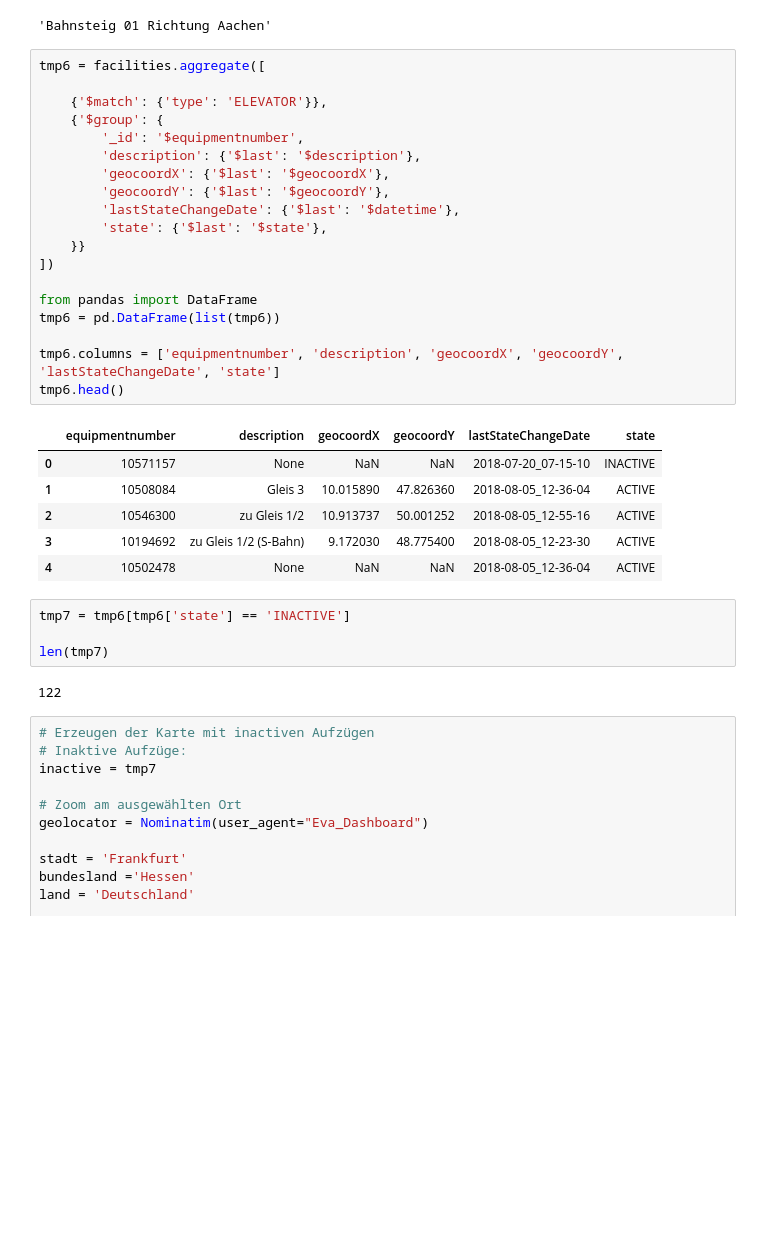
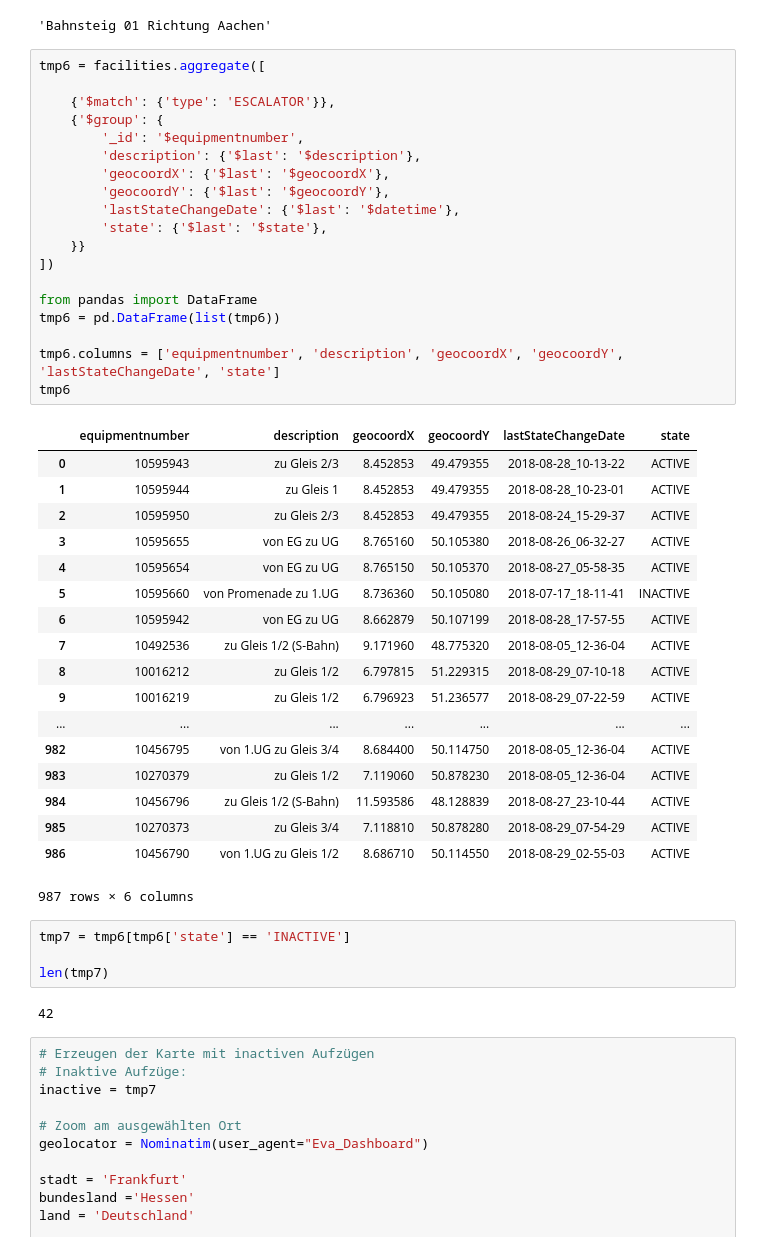
Before and after one commit to JoshPrim/EVA-Projekt, a Jupyter notebook: Testberechnungen.ipynb, the cells around one changed output. Saved outputs shown, nothing was run; the diff lists cells and outputs as text; blank space fills up the shorter version.

```diff
--- a/Testberechnungen.ipynb
+++ b/Testberechnungen.ipynb
@@ -471,35 +471,47 @@ fg[0]
 # %%
 tmp6 = facilities.aggregate([
 
-    {'$match': {'type': 'ELEVATOR'}},
+    {'$match': {'type': 'ESCALATOR'}},
     {'$group': {
         '_id': '$equipmentnumber',
         'description': {'$last': '$description'},
         'geocoordX': {'$last': '$geocoordX'},
         'geocoordY': {'$last': '$geocoordY'},
         'lastStateChangeDate': {'$last': '$datetime'},
         'state': {'$last': '$state'},
     }}
 ])
 
 from pandas import DataFrame
 tmp6 = pd.DataFrame(list(tmp6))
 
 tmp6.columns = ['equipmentnumber', 'description', 'geocoordX', 'geocoordY', 'lastStateChangeDate', 'state']
-tmp6.head()
+tmp6
 # %% [output]
 |  | equipmentnumber | description | geocoordX | geocoordY | lastStateChangeDate | state |
-| 0 | 10571157 | None | NaN | NaN | 2018-07-20_07-15-10 | INACTIVE |
-| 1 | 10508084 | Gleis 3 | 10.015890 | 47.826360 | 2018-08-05_12-36-04 | ACTIVE |
-| 2 | 10546300 | zu Gleis 1/2 | 10.913737 | 50.001252 | 2018-08-05_12-55-16 | ACTIVE |
-| 3 | 10194692 | zu Gleis 1/2 (S-Bahn) | 9.172030 | 48.775400 | 2018-08-05_12-23-30 | ACTIVE |
-| 4 | 10502478 | None | NaN | NaN | 2018-08-05_12-36-04 | ACTIVE |
+| 0 | 10595943 | zu Gleis 2/3 | 8.452853 | 49.479355 | 2018-08-28_10-13-22 | ACTIVE |
+| 1 | 10595944 | zu Gleis 1 | 8.452853 | 49.479355 | 2018-08-28_10-23-01 | ACTIVE |
+| 2 | 10595950 | zu Gleis 2/3 | 8.452853 | 49.479355 | 2018-08-24_15-29-37 | ACTIVE |
+| 3 | 10595655 | von EG zu UG | 8.765160 | 50.105380 | 2018-08-26_06-32-27 | ACTIVE |
+| 4 | 10595654 | von EG zu UG | 8.765150 | 50.105370 | 2018-08-27_05-58-35 | ACTIVE |
+| 5 | 10595660 | von Promenade zu 1.UG | 8.736360 | 50.105080 | 2018-07-17_18-11-41 | INACTIVE |
+| 6 | 10595942 | von EG zu UG | 8.662879 | 50.107199 | 2018-08-28_17-57-55 | ACTIVE |
+| 7 | 10492536 | zu Gleis 1/2 (S-Bahn) | 9.171960 | 48.775320 | 2018-08-05_12-36-04 | ACTIVE |
+| 8 | 10016212 | zu Gleis 1/2 | 6.797815 | 51.229315 | 2018-08-29_07-10-18 | ACTIVE |
+| 9 | 10016219 | zu Gleis 1/2 | 6.796923 | 51.236577 | 2018-08-29_07-22-59 | ACTIVE |
+| ... | ... | ... | ... | ... | ... | ... |
+| 982 | 10456795 | von 1.UG zu Gleis 3/4 | 8.684400 | 50.114750 | 2018-08-05_12-36-04 | ACTIVE |
+| 983 | 10270379 | zu Gleis 1/2 | 7.119060 | 50.878230 | 2018-08-05_12-36-04 | ACTIVE |
+| 984 | 10456796 | zu Gleis 1/2 (S-Bahn) | 11.593586 | 48.128839 | 2018-08-27_23-10-44 | ACTIVE |
+| 985 | 10270373 | zu Gleis 3/4 | 7.118810 | 50.878280 | 2018-08-29_07-54-29 | ACTIVE |
+| 986 | 10456790 | von 1.UG zu Gleis 1/2 | 8.686710 | 50.114550 | 2018-08-29_02-55-03 | ACTIVE |
+987 rows × 6 columns
 # %%
 tmp7 = tmp6[tmp6['state'] == 'INACTIVE']
 
 len(tmp7)
 # %% [output]
-122
+42
 # %%
 # Erzeugen der Karte mit inactiven Aufzügen
 # Inaktive Aufzüge:
```
Also changed, not shown: parts of 9 cells of this notebook, 7 other files.
